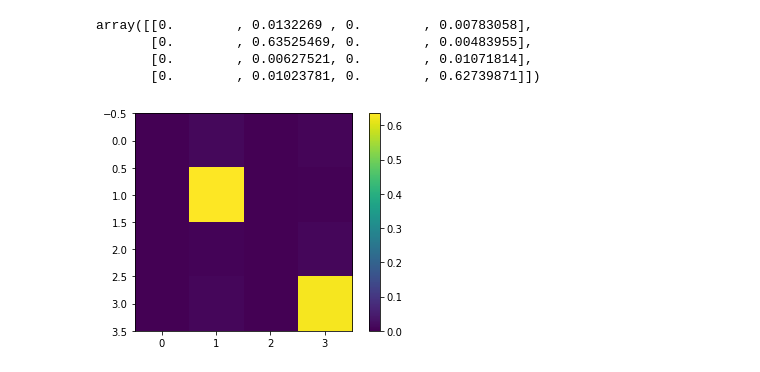
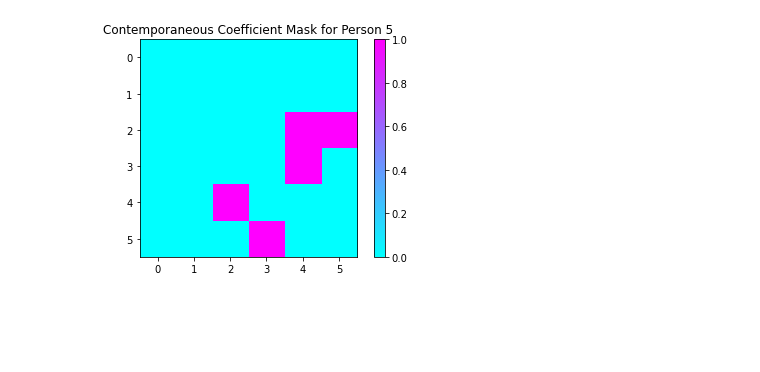
Before and after one commit to bangari-19/Collaborative-CIFAR-Project-, a Jupyter notebook: Module_Generation.ipynb, the cells around one changed output. Cells and saved outputs as stored; diff of their text form; code cells hidden in the pictures; blank space fills up the shorter version.

Commit message:
updated sample generation code

```diff
--- a/Module_Generation.ipynb
+++ b/Module_Generation.ipynb
@@ -50,0 +41,28 @@ def make_mask(mat, contemp):
+# %%
+def make_mask(mat, contemp):
+    size = np.shape(mat)[0]
+    mask = np.ones((size,size))
+
+    # Also only want to iterate over contemporaneous variables that are not set by themselves
+    if contemp:
+        np.fill_diagonal(mask,0)
+     # Only want to iterate on entries that are non-zero
+
+    inds = np.where(mat==0)
+    mask[inds]=0
+
+    return mask
+
+def coeff_draw_from_cov(amplitude, mat,cov,mask):
+    "draw a coefficient matrix from the mean matrix and the covariance"
+    import numpy as np
+    import matplotlib.pyplot as plt
+    size=len(cov)
+    sample_step = np.matmul(cov,np.dot(amplitude,np.random.randn(size,size)))
+    # make a draw of the covariance matrix
+    stepmat = np.matmul(mat,(np.eye(size,size) + sample_step))
+    noisy_mat = np.multiply(mask,stepmat)# mask out the relevant terms
+
+#    noisy_mat = mat+np.matmul(np.dot(amplitude*np.random.rand(size,size), cov), mask)
+
+    return noisy_mat
@@ -77,11 +95,8 @@ plt.colorbar()
-# %%
-As = coeff_draw_from_cov(B,cov,mask)
-plt.imshow(As)
-plt.colorbar()
-As
-# %% [output]
-array([[0.        , 0.0132269 , 0.        , 0.00783058],
-       [0.        , 0.63525469, 0.        , 0.00483955],
-       [0.        , 0.00627521, 0.        , 0.01071814],
-       [0.        , 0.01023781, 0.        , 0.62739871]])
-[figure, removed]
+# %%
+maskA = make_mask(A, contemp=False)
+plt.imshow(maskA)
+plt.title('Contemporaneous Coefficient Mask for Person %i'%number)
+plt.colorbar()
+plt.savefig('contempmask_%i.png'%number)
+# %% [output]
+[figure, added]
```
Also changed, not shown: parts of 14 cells of this notebook.
